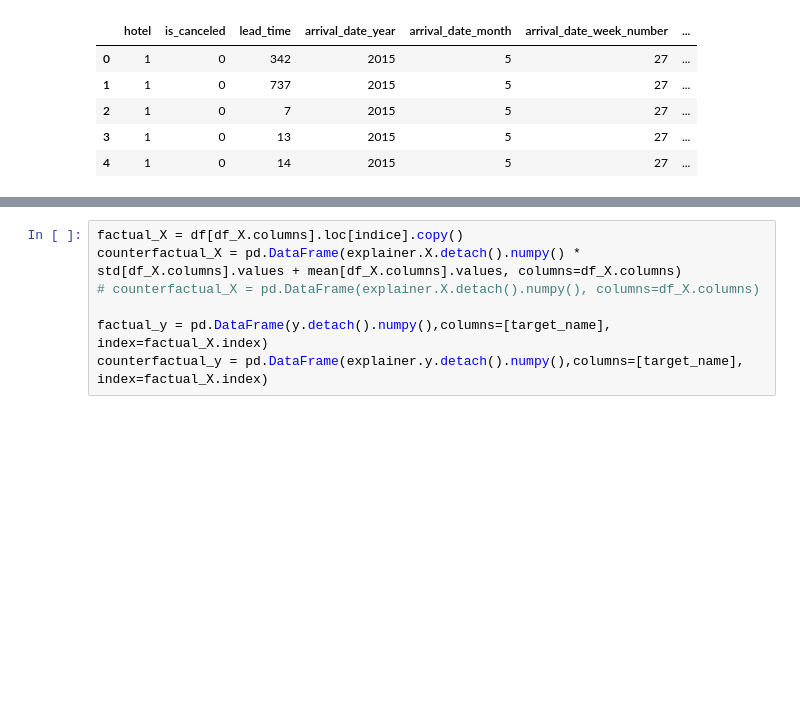
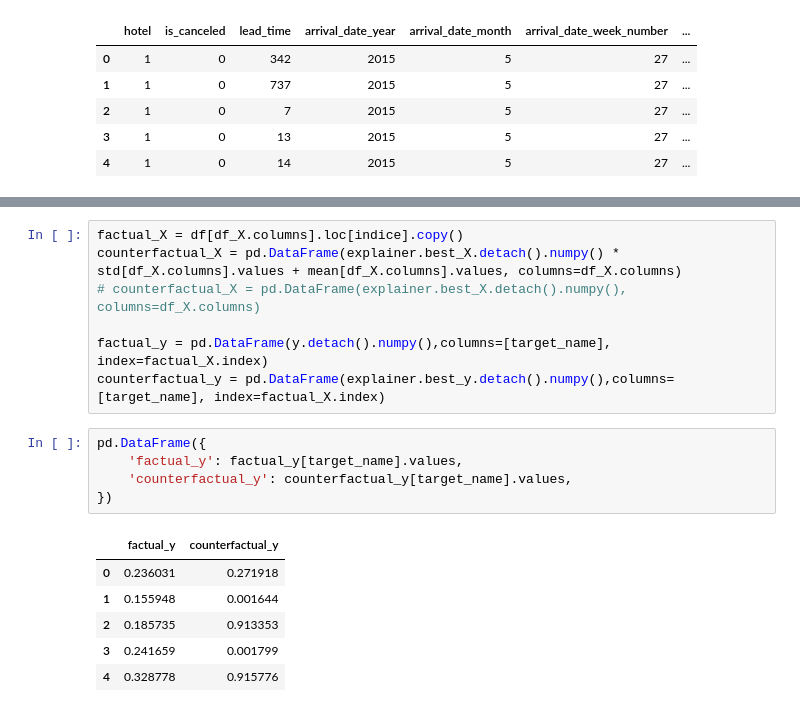
Before and after one commit to youlei202/distributional-counterfactual-explanation, a Jupyter notebook: poc.ipynb, the cells around one changed output, grey strips where cells are left out. Drawn from its saved outputs; the diff is of its cells as text; blank space fills up the shorter version.

```diff
--- a/poc.ipynb
+++ b/poc.ipynb
@@ -179,8 +186,20 @@ Iter 51: Q = 3.2232630252838135, term1 = 0.01124550960958004, term2 = 3.21201753
 # %%
 factual_X = df[df_X.columns].loc[indice].copy()
-counterfactual_X = pd.DataFrame(explainer.X.detach().numpy() * std[df_X.columns].values + mean[df_X.columns].values, columns=df_X.columns)
-# counterfactual_X = pd.DataFrame(explainer.X.detach().numpy(), columns=df_X.columns)
+counterfactual_X = pd.DataFrame(explainer.best_X.detach().numpy() * std[df_X.columns].values + mean[df_X.columns].values, columns=df_X.columns)
+# counterfactual_X = pd.DataFrame(explainer.best_X.detach().numpy(), columns=df_X.columns)
 
 factual_y = pd.DataFrame(y.detach().numpy(),columns=[target_name], index=factual_X.index)
-counterfactual_y = pd.DataFrame(explainer.y.detach().numpy(),columns=[target_name], index=factual_X.index)
+counterfactual_y = pd.DataFrame(explainer.best_y.detach().numpy(),columns=[target_name], index=factual_X.index)
+# %%
+pd.DataFrame({
+    'factual_y': factual_y[target_name].values,
+    'counterfactual_y': counterfactual_y[target_name].values,
+})
+# %% [output]
+|  | factual_y | counterfactual_y |
+| 0 | 0.236031 | 0.271918 |
+| 1 | 0.155948 | 0.001644 |
+| 2 | 0.185735 | 0.913353 |
+| 3 | 0.241659 | 0.001799 |
+| 4 | 0.328778 | 0.915776 |
 # %%
```
Also changed, not shown: parts of 21 cells of this notebook, 6 other files.
